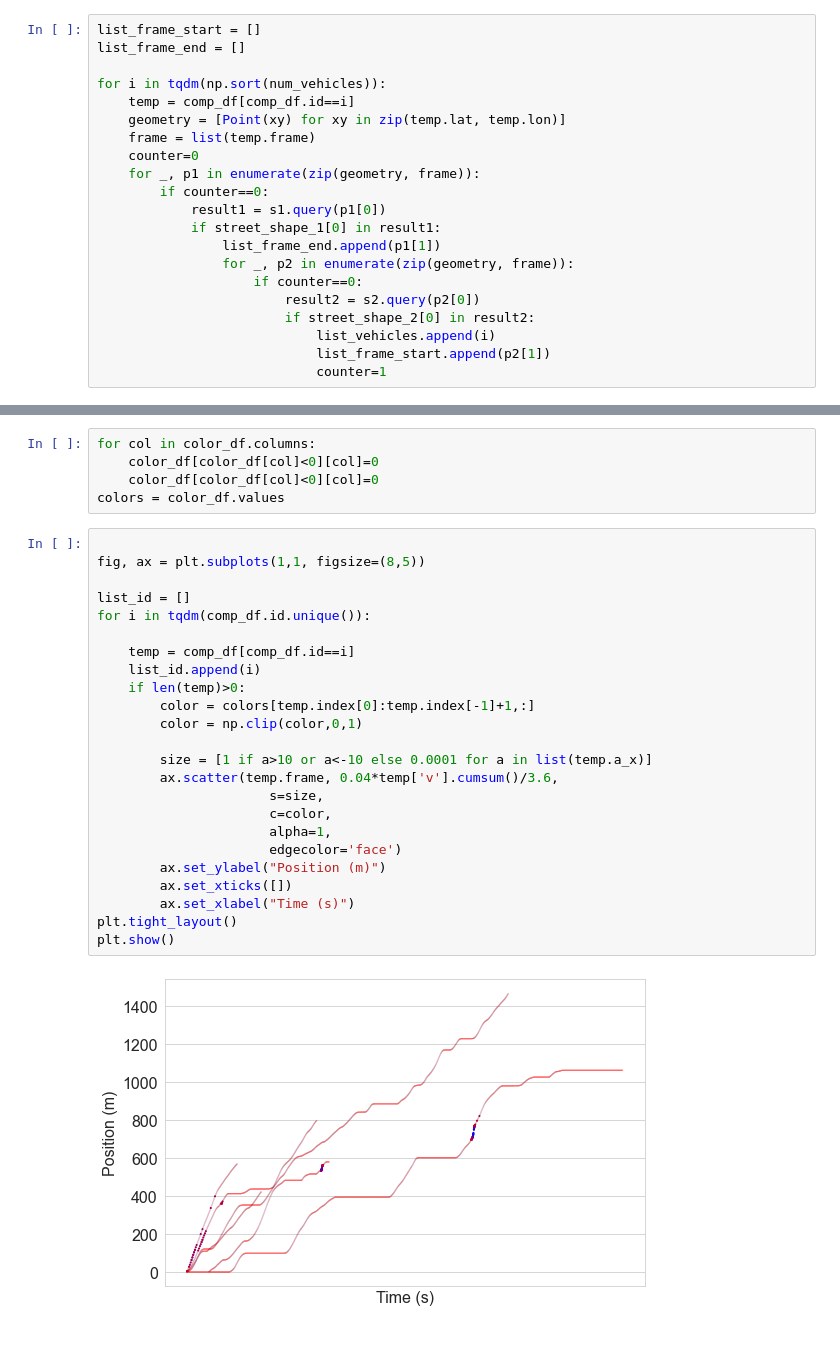
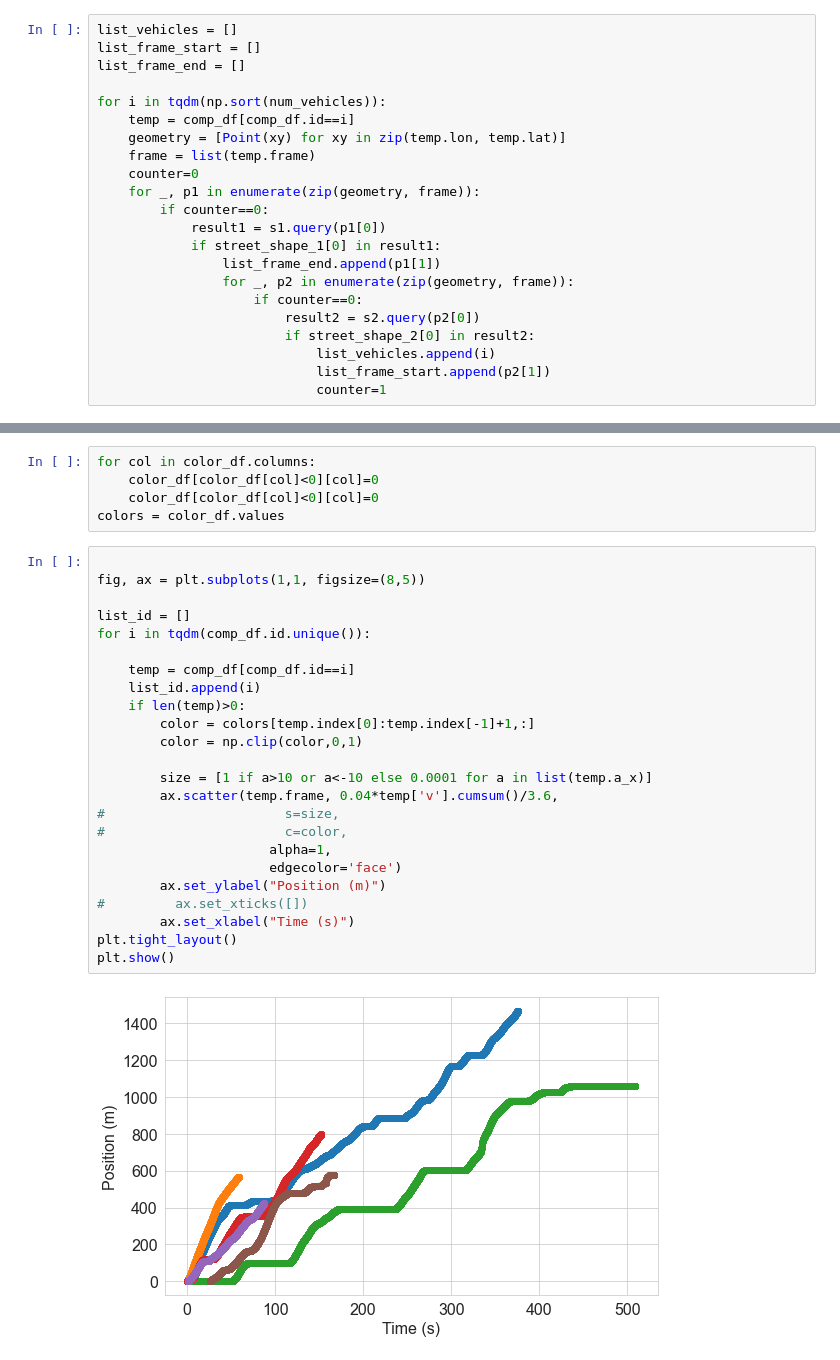
Before and after one commit to vishalmhjn/pneuma_treatment, a Jupyter notebook: notebooks/time-space-diagrams.ipynb, the cells around one changed output, grey strips where cells are left out. Cells and saved outputs as stored; diff of their text form.

```diff
--- a/notebooks/time-space-diagrams.ipynb
+++ b/notebooks/time-space-diagrams.ipynb
@@ -73,12 +72,13 @@ plt.show()
 # %% [output]
 [figure]
 # %%
+list_vehicles = []
 list_frame_start = []
 list_frame_end = []
 
 for i in tqdm(np.sort(num_vehicles)):
     temp = comp_df[comp_df.id==i]
-    geometry = [Point(xy) for xy in zip(temp.lat, temp.lon)]
+    geometry = [Point(xy) for xy in zip(temp.lon, temp.lat)]
     frame = list(temp.frame)
     counter=0
     for _, p1 in enumerate(zip(geometry, frame)):
@@ -136,26 +136,26 @@ colors = color_df.values
 # %%
 
 fig, ax = plt.subplots(1,1, figsize=(8,5))
 
 list_id = []
 for i in tqdm(comp_df.id.unique()):
 
     temp = comp_df[comp_df.id==i]
     list_id.append(i)
     if len(temp)>0:
         color = colors[temp.index[0]:temp.index[-1]+1,:]
         color = np.clip(color,0,1)
 
         size = [1 if a>10 or a<-10 else 0.0001 for a in list(temp.a_x)]
         ax.scatter(temp.frame, 0.04*temp['v'].cumsum()/3.6,
-                      s=size,
-                      c=color,
+#                       s=size,
+#                       c=color,
                       alpha=1,
                       edgecolor='face')
         ax.set_ylabel("Position (m)")
-        ax.set_xticks([])
+#         ax.set_xticks([])
         ax.set_xlabel("Time (s)")
 plt.tight_layout()
 plt.show()
 # %% [output]
-[figure, old version]
+[figure, new version]
```
Also changed, not shown: parts of 1 cell of this notebook.
